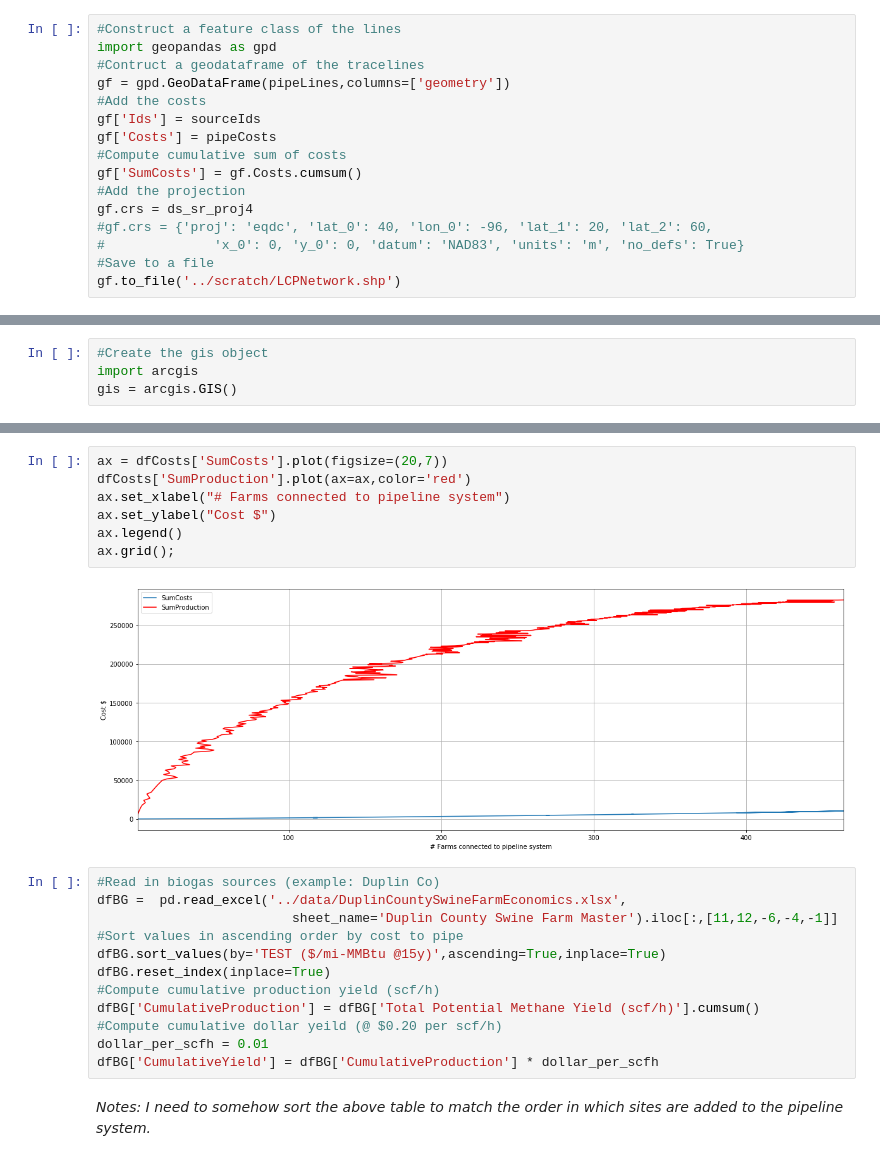
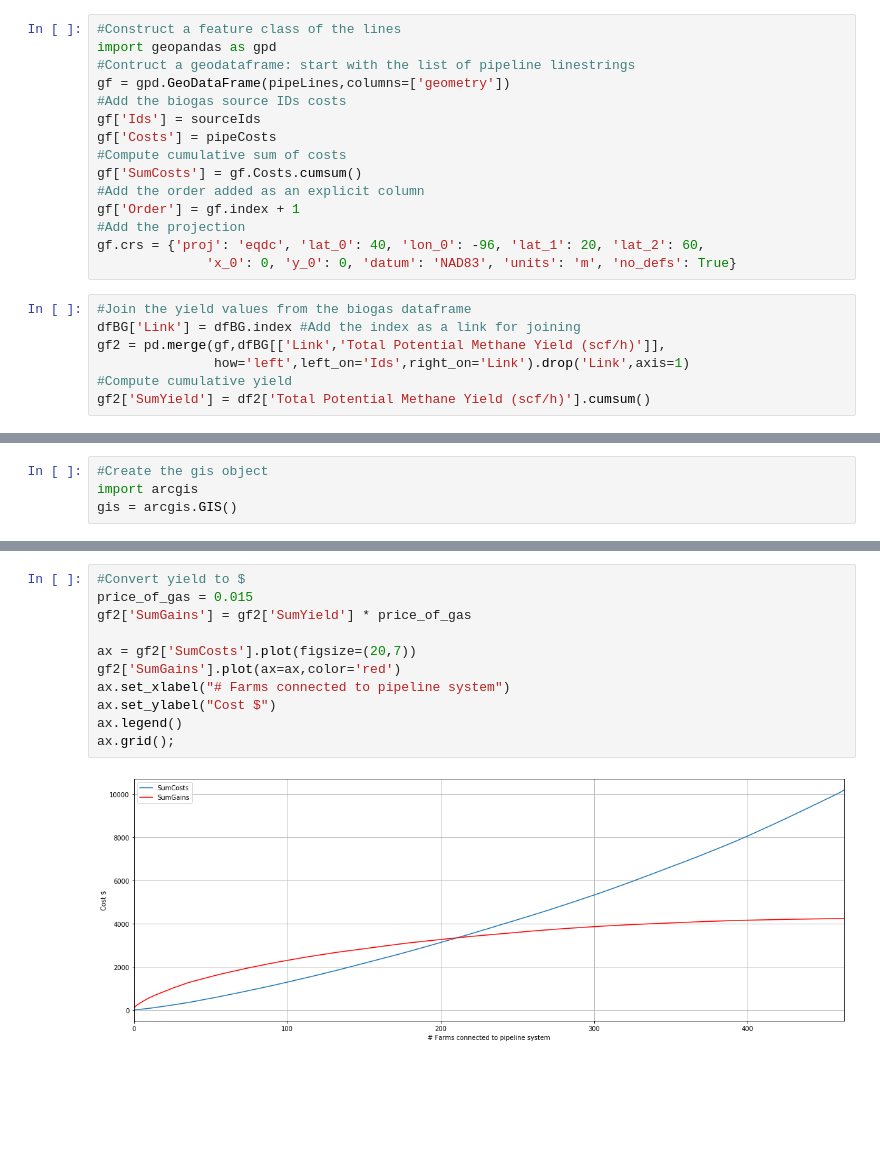
Before and after one commit to ENV859/BioGas_optimization, a Jupyter notebook: scripts/LC-Pipeline-Construction.ipynb, the cells around one changed output, grey strips where cells are left out. Saved outputs shown, nothing was run; the diff lists cells and outputs as text; blank space fills up the shorter version.

Commit message:
Joins BG data with pipeline and plots costs

```diff
--- a/scripts/LC-Pipeline-Construction.ipynb
+++ b/scripts/LC-Pipeline-Construction.ipynb
@@ -245,16 +245,22 @@ while arrStack_next.shape[0] > 0:
 # %%
 #Construct a feature class of the lines
 import geopandas as gpd
-#Contruct a geodataframe of the tracelines
+#Contruct a geodataframe: start with the list of pipeline linestrings
 gf = gpd.GeoDataFrame(pipeLines,columns=['geometry'])
-#Add the costs
+#Add the biogas source IDs costs
 gf['Ids'] = sourceIds
 gf['Costs'] = pipeCosts
 #Compute cumulative sum of costs
 gf['SumCosts'] = gf.Costs.cumsum()
+#Add the order added as an explicit column
+gf['Order'] = gf.index + 1
 #Add the projection
-gf.crs = ds_sr_proj4
-#gf.crs = {'proj': 'eqdc', 'lat_0': 40, 'lon_0': -96, 'lat_1': 20, 'lat_2': 60,
-#              'x_0': 0, 'y_0': 0, 'datum': 'NAD83', 'units': 'm', 'no_defs': True}
-#Save to a file
-gf.to_file('../scratch/LCPNetwork.shp')
+gf.crs = {'proj': 'eqdc', 'lat_0': 40, 'lon_0': -96, 'lat_1': 20, 'lat_2': 60,
+              'x_0': 0, 'y_0': 0, 'datum': 'NAD83', 'units': 'm', 'no_defs': True}
+# %%
+#Join the yield values from the biogas dataframe
+dfBG['Link'] = dfBG.index #Add the index as a link for joining
+gf2 = pd.merge(gf,dfBG[['Link','Total Potential Methane Yield (scf/h)']],
+               how='left',left_on='Ids',right_on='Link').drop('Link',axis=1)
+#Compute cumulative yield
+gf2['SumYield'] = df2['Total Potential Methane Yield (scf/h)'].cumsum()
@@ -339,23 +319,13 @@ dfCosts.head()
 # %%
-ax = dfCosts['SumCosts'].plot(figsize=(20,7))
-dfCosts['SumProduction'].plot(ax=ax,color='red')
+#Convert yield to $
+price_of_gas = 0.015
+gf2['SumGains'] = gf2['SumYield'] * price_of_gas
+
+ax = gf2['SumCosts'].plot(figsize=(20,7))
+gf2['SumGains'].plot(ax=ax,color='red')
 ax.set_xlabel("# Farms connected to pipeline system")
 ax.set_ylabel("Cost $")
 ax.legend()
 ax.grid();
 # %% [output]
-[figure, old version]
+[figure, new version]
-# %%
-#Read in biogas sources (example: Duplin Co)
-dfBG =  pd.read_excel('../data/DuplinCountySwineFarmEconomics.xlsx',
-                         sheet_name='Duplin County Swine Farm Master').iloc[:,[11,12,-6,-4,-1]]
-#Sort values in ascending order by cost to pipe
-dfBG.sort_values(by='TEST ($/mi-MMBtu @15y)',ascending=True,inplace=True)
-dfBG.reset_index(inplace=True)
-#Compute cumulative production yield (scf/h)
-dfBG['CumulativeProduction'] = dfBG['Total Potential Methane Yield (scf/h)'].cumsum()
-#Compute cumulative dollar yeild (@ $0.20 per scf/h)
-dollar_per_scfh = 0.01
-dfBG['CumulativeYield'] = dfBG['CumulativeProduction'] * dollar_per_scfh
-# %% [markdown]
-_Notes: I need to somehow sort the above table to match the order in which sites are added to the pipeline system._
```
Also changed, not shown: parts of 8 cells of this notebook.
